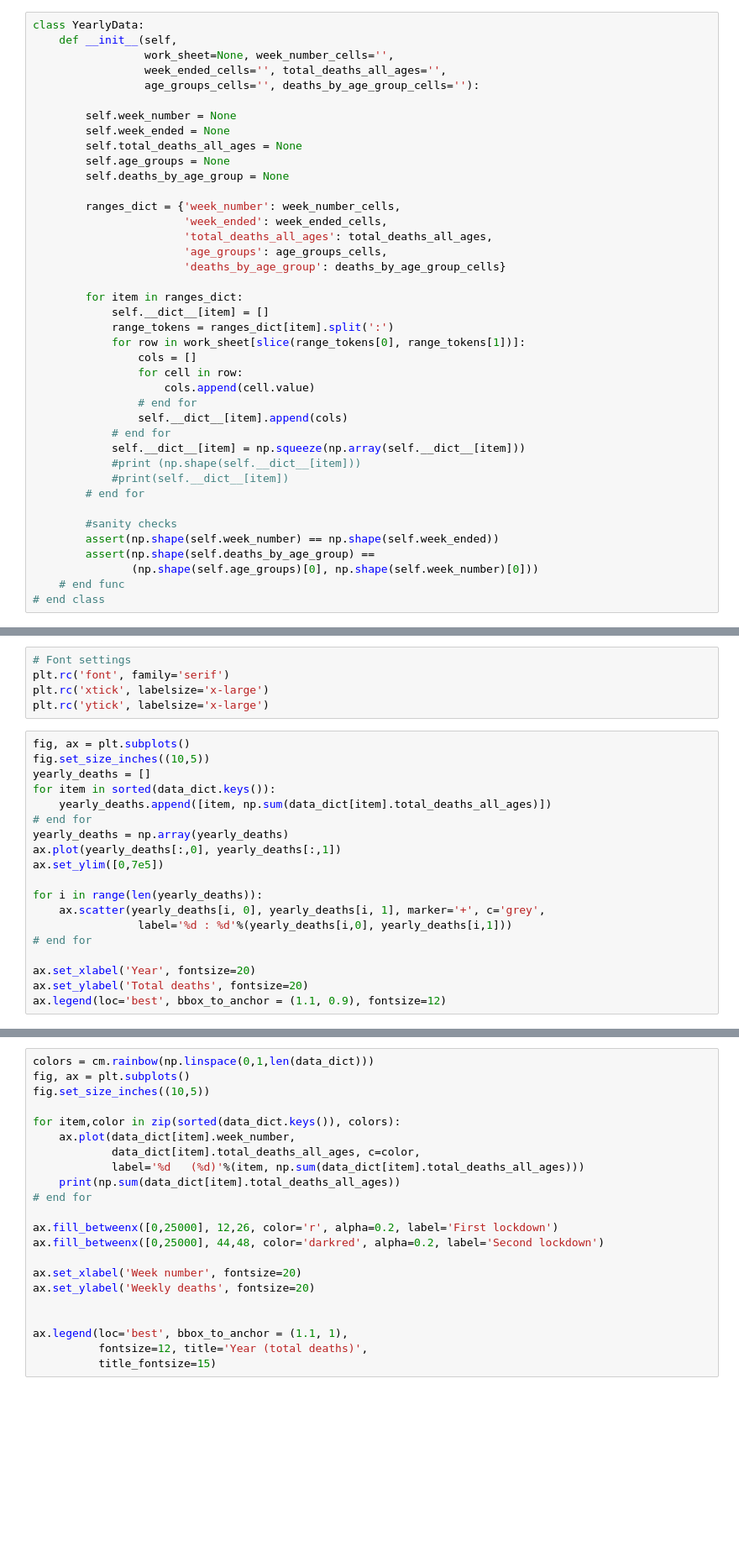
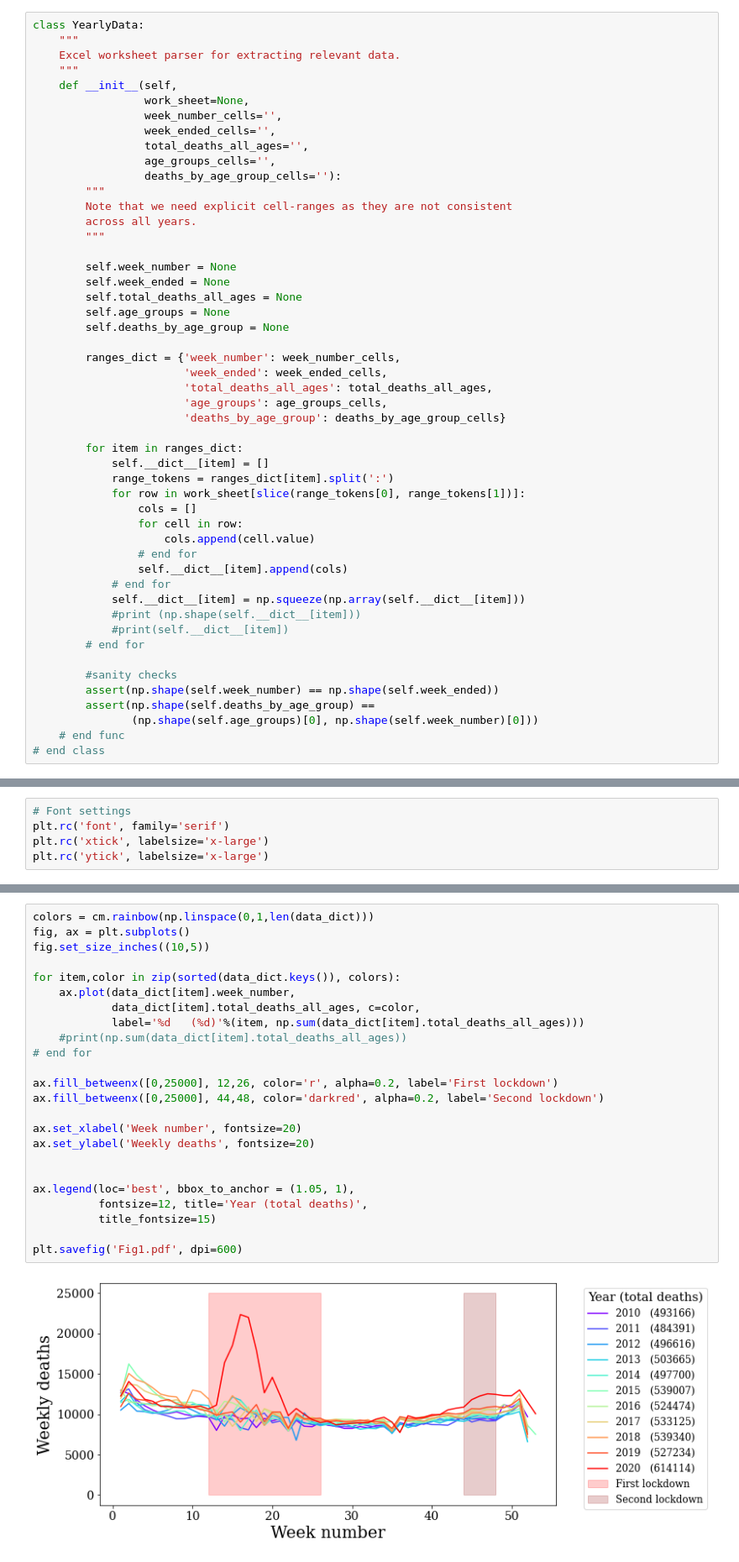
Before and after one commit to geojunky/UK_COVID_mortality, a Jupyter notebook: UK_ons.ipynb, the cells around one changed output, grey strips where cells are left out. Shown: that part at 84% size. Drawn from its saved outputs; the diff is of its cells as text; blank space fills up the shorter version.

Commit message:
Updated readme and plots

```diff
--- a/UK_ons.ipynb
+++ b/UK_ons.ipynb
@@ -40,9 +65,19 @@ Converting d2014.xls to xlsx format
 # %%
 class YearlyData:
+    """
+    Excel worksheet parser for extracting relevant data.
+    """
     def __init__(self,
-                 work_sheet=None, week_number_cells='',
-                 week_ended_cells='', total_deaths_all_ages='',
-                 age_groups_cells='', deaths_by_age_group_cells=''):
+                 work_sheet=None,
+                 week_number_cells='',
+                 week_ended_cells='',
+                 total_deaths_all_ages='',
+                 age_groups_cells='',
+                 deaths_by_age_group_cells=''):
+        """
+        Note that we need explicit cell-ranges as they are not consistent
+        across all years.
+        """
 
         self.week_number = None
         self.week_ended = None
@@ -172,22 +211,3 @@ data_dict[2010] = YearlyData(d2010['Weekly Figures 2010'],
 plt.rc('font', family='serif')
 plt.rc('xtick', labelsize='x-large')
 plt.rc('ytick', labelsize='x-large')
-# %%
-fig, ax = plt.subplots()
-fig.set_size_inches((10,5))
-yearly_deaths = []
-for item in sorted(data_dict.keys()):
-    yearly_deaths.append([item, np.sum(data_dict[item].total_deaths_all_ages)])
-# end for
-yearly_deaths = np.array(yearly_deaths)
-ax.plot(yearly_deaths[:,0], yearly_deaths[:,1])
-ax.set_ylim([0,7e5])
-
-for i in range(len(yearly_deaths)):
-    ax.scatter(yearly_deaths[i, 0], yearly_deaths[i, 1], marker='+', c='grey',
-                label='%d : %d'%(yearly_deaths[i,0], yearly_deaths[i,1]))
-# end for
-
-ax.set_xlabel('Year', fontsize=20)
-ax.set_ylabel('Total deaths', fontsize=20)
-ax.legend(loc='best', bbox_to_anchor = (1.1, 0.9), fontsize=12)
@@ -194,22 +218,26 @@ ax.legend(loc='best', bbox_to_anchor = (1.1, 0.9), fontsize=12)
 # %%
 colors = cm.rainbow(np.linspace(0,1,len(data_dict)))
 fig, ax = plt.subplots()
 fig.set_size_inches((10,5))
 
 for item,color in zip(sorted(data_dict.keys()), colors):
     ax.plot(data_dict[item].week_number,
             data_dict[item].total_deaths_all_ages, c=color,
             label='%d   (%d)'%(item, np.sum(data_dict[item].total_deaths_all_ages)))
-    print(np.sum(data_dict[item].total_deaths_all_ages))
+    #print(np.sum(data_dict[item].total_deaths_all_ages))
 # end for
 
 ax.fill_betweenx([0,25000], 12,26, color='r', alpha=0.2, label='First lockdown')
 ax.fill_betweenx([0,25000], 44,48, color='darkred', alpha=0.2, label='Second lockdown')
 
 ax.set_xlabel('Week number', fontsize=20)
 ax.set_ylabel('Weekly deaths', fontsize=20)
 
 
-ax.legend(loc='best', bbox_to_anchor = (1.1, 1),
+ax.legend(loc='best', bbox_to_anchor = (1.05, 1),
           fontsize=12, title='Year (total deaths)',
           title_fontsize=15)
+
+plt.savefig('Fig1.pdf', dpi=600)
+# %% [output]
+[figure, added]
```
Also changed, not shown: parts of 16 cells of this notebook, 1 other file.
